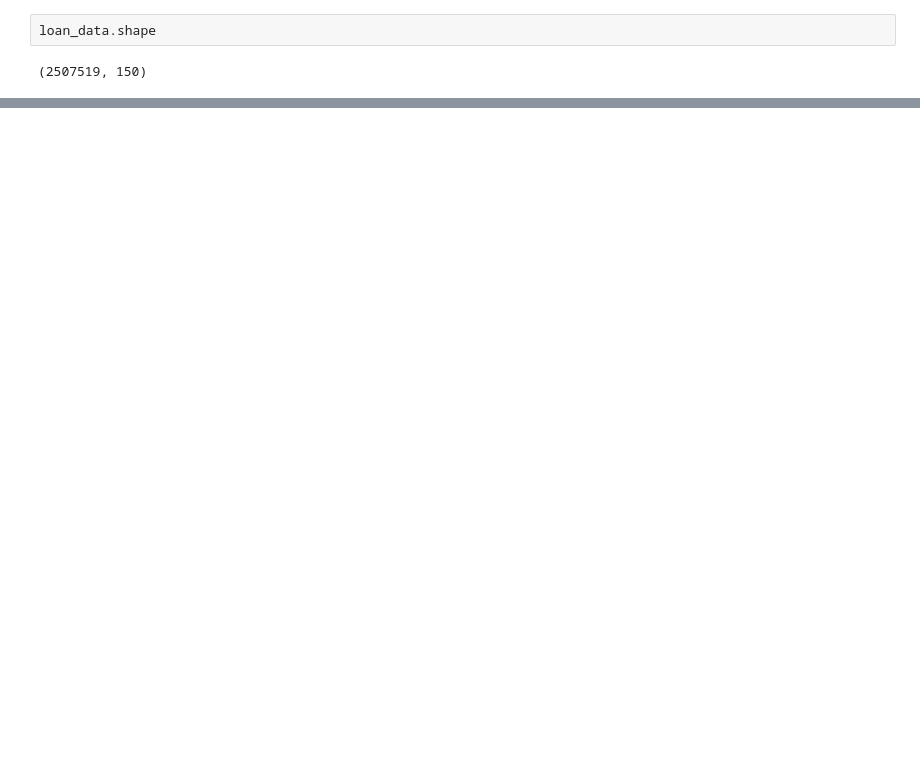
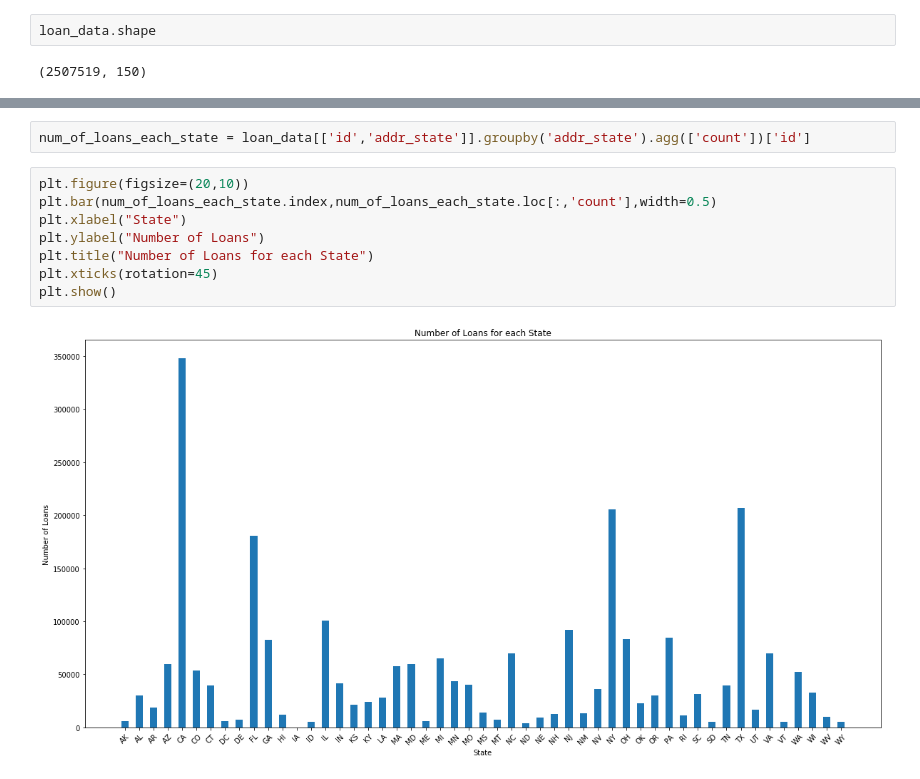
Before and after one commit to 180492sunney/risk_project, a Jupyter notebook: Risk_Project.ipynb, the cells around one changed output, grey strips where cells are left out. Saved outputs shown, nothing was run; the diff lists cells and outputs as text; blank space fills up the shorter version.

```diff
--- a/Risk_Project.ipynb
+++ b/Risk_Project.ipynb
@@ -30,0 +42,12 @@ loan_data.to_csv("LendingClub_website/combined_data.csv")
+# %%
+num_of_loans_each_state = loan_data[['id','addr_state']].groupby('addr_state').agg(['count'])['id']
+# %%
+plt.figure(figsize=(20,10))
+plt.bar(num_of_loans_each_state.index,num_of_loans_each_state.loc[:,'count'],width=0.5)
+plt.xlabel("State")
+plt.ylabel("Number of Loans")
+plt.title("Number of Loans for each State")
+plt.xticks(rotation=45)
+plt.show()
+# %% [output]
+[figure, added]
```
Also changed, not shown: parts of 14 cells of this notebook.
